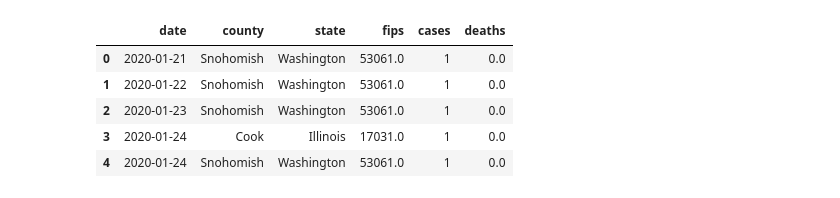
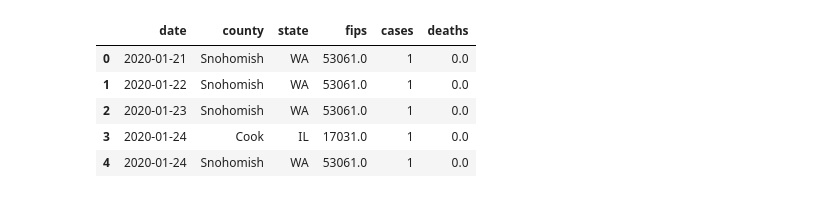
Before and after one commit to Shawn-Varghese/project_2, a Jupyter notebook: covid_transformation.ipynb, the cells around one changed output. Drawn from its saved outputs; the diff is of its cells as text; code cells hidden in the pictures.

```diff
--- a/covid_transformation.ipynb
+++ b/covid_transformation.ipynb
@@ -4,11 +4,28 @@ import csv
 import zipfile
 # %%
 df = pd.read_csv('us-counties.zip', compression='zip')
-df.head()
+df2 = pd.read_csv('us_county_list2.csv')
+
+
+#df.head()
-# %% [output]
-|  | date | county | state | fips | cases | deaths |
-| 0 | 2020-01-21 | Snohomish | Washington | 53061.0 | 1 | 0.0 |
-| 1 | 2020-01-22 | Snohomish | Washington | 53061.0 | 1 | 0.0 |
-| 2 | 2020-01-23 | Snohomish | Washington | 53061.0 | 1 | 0.0 |
-| 3 | 2020-01-24 | Cook | Illinois | 17031.0 | 1 | 0.0 |
-| 4 | 2020-01-24 | Snohomish | Washington | 53061.0 | 1 | 0.0 |
+# %%
+us_state_abbrev = {
+'Alabama': 'AL', 'Alaska': 'AK', 'Arizona': 'AZ', 'Arkansas': 'AR', 'California': 'CA', 'Colorado': 'CO',
+'Connecticut': 'CT', 'Delaware': 'DE', 'Florida': 'FL', 'Georgia': 'GA', 'Hawaii': 'HI', 'Idaho': 'ID',
+'Illinois': 'IL', 'Indiana': 'IN', 'Iowa': 'IA', 'Kansas': 'KS', 'Kentucky': 'KY', 'Louisiana': 'LA',
+'Maine': 'ME', 'Maryland': 'MD', 'Massachusetts': 'MA', 'Michigan': 'MI', 'Minnesota': 'MN', 'Mississippi': 'MS',
+'Missouri': 'MO', 'Montana': 'MT', 'Nebraska': 'NE', 'Nevada': 'NV', 'New Hampshire': 'NH', 'New Jersey': 'NJ',
+'New Mexico': 'NM', 'New York': 'NY', 'North Carolina': 'NC', 'North Dakota': 'ND', 'Ohio': 'OH', 'Oklahoma': 'OK',
+'Oregon': 'OR', 'Pennsylvania': 'PA', 'Rhode Island': 'RI', 'South Carolina': 'SC', 'South Dakota': 'SD',
+'Tennessee': 'TN', 'Texas': 'TX', 'Utah': 'UT', 'Vermont': 'VT', 'Virginia': 'VA', 'Washington': 'WA',
+'West Virginia': 'WV', 'Wisconsin': 'WI', 'Wyoming': 'WY'}
+# %%
+df['state'] = df['state'].map(us_state_abbrev).fillna(df['state'])
+df.head()
+# %% [output]
+|  | date | county | state | fips | cases | deaths |
+| 0 | 2020-01-21 | Snohomish | WA | 53061.0 | 1 | 0.0 |
+| 1 | 2020-01-22 | Snohomish | WA | 53061.0 | 1 | 0.0 |
+| 2 | 2020-01-23 | Snohomish | WA | 53061.0 | 1 | 0.0 |
+| 3 | 2020-01-24 | Cook | IL | 17031.0 | 1 | 0.0 |
+| 4 | 2020-01-24 | Snohomish | WA | 53061.0 | 1 | 0.0 |
```
Also changed, not shown: parts of 6 cells of this notebook, 8 other files.
